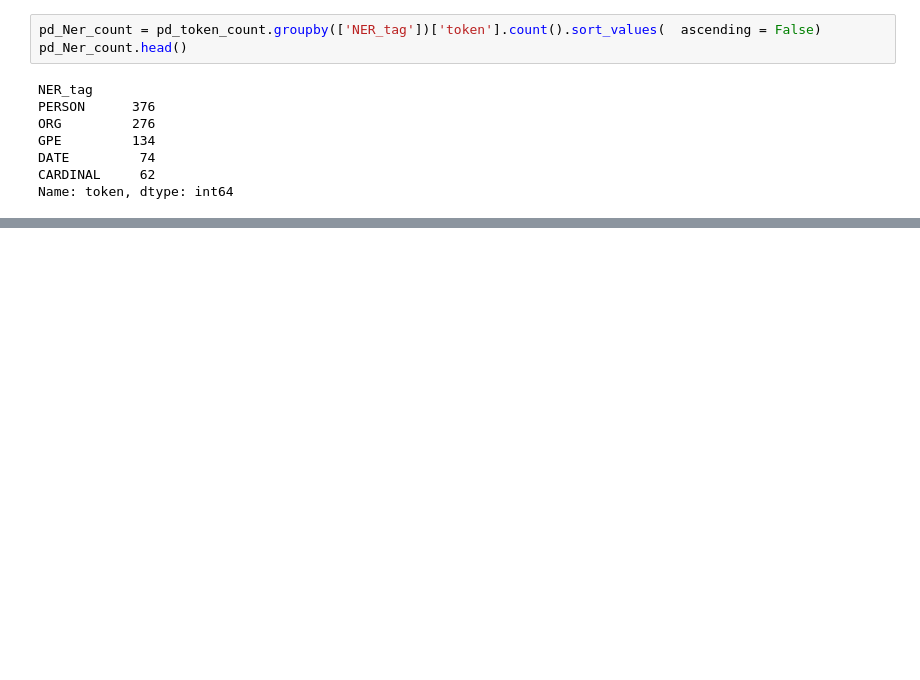
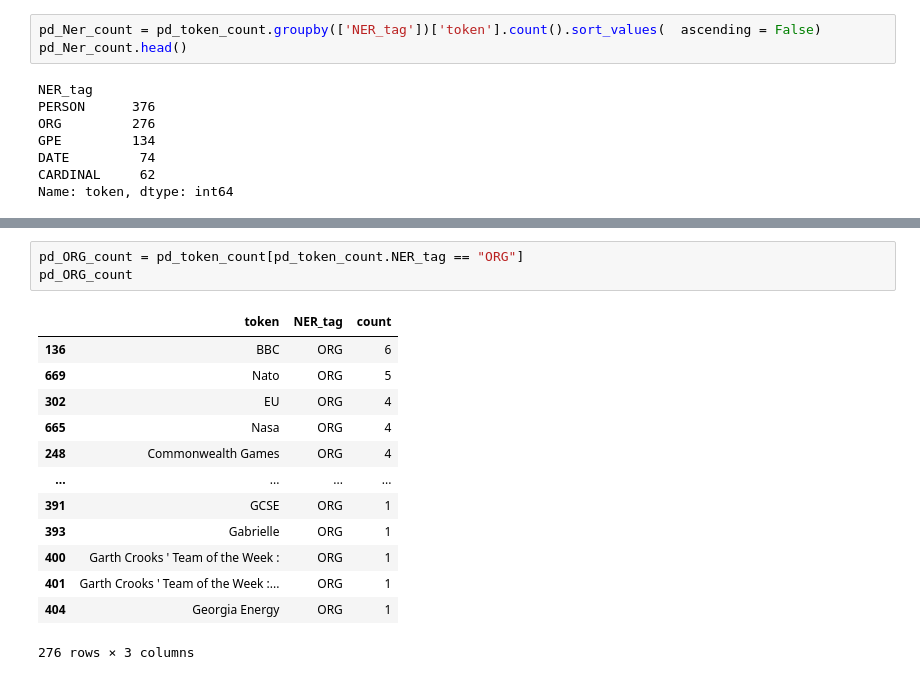
Before and after one commit to wanderer878/jupyter, a Jupyter notebook: practical_task_22.ipynb, the cells around one changed output, grey strips where cells are left out. Drawn from its saved outputs; the diff is of its cells as text; blank space fills up the shorter version.

```diff
--- a/practical_task_22.ipynb
+++ b/practical_task_22.ipynb
@@ -237,0 +238,17 @@ pd_Ner_Person.head()
+# %%
+pd_ORG_count = pd_token_count[pd_token_count.NER_tag == "ORG"]
+pd_ORG_count
+# %% [output]
+|  | token | NER_tag | count |
+| 136 | BBC | ORG | 6 |
+| 669 | Nato | ORG | 5 |
+| 302 | EU | ORG | 4 |
+| 665 | Nasa | ORG | 4 |
+| 248 | Commonwealth Games | ORG | 4 |
+| ... | ... | ... | ... |
+| 391 | GCSE | ORG | 1 |
+| 393 | Gabrielle | ORG | 1 |
+| 400 | Garth Crooks ' Team of the Week : | ORG | 1 |
+| 401 | Garth Crooks ' Team of the Week :... | ORG | 1 |
+| 404 | Georgia Energy | ORG | 1 |
+276 rows × 3 columns
```
Also changed, not shown: parts of 3 cells of this notebook, 1 other file.
